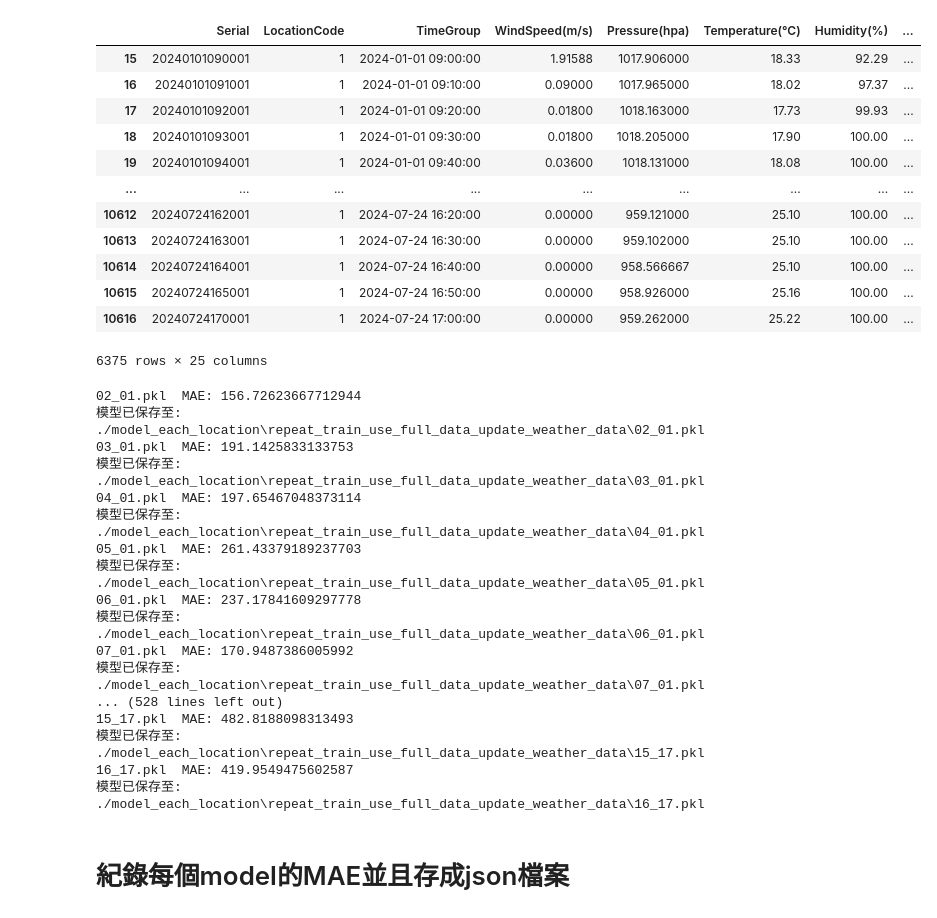
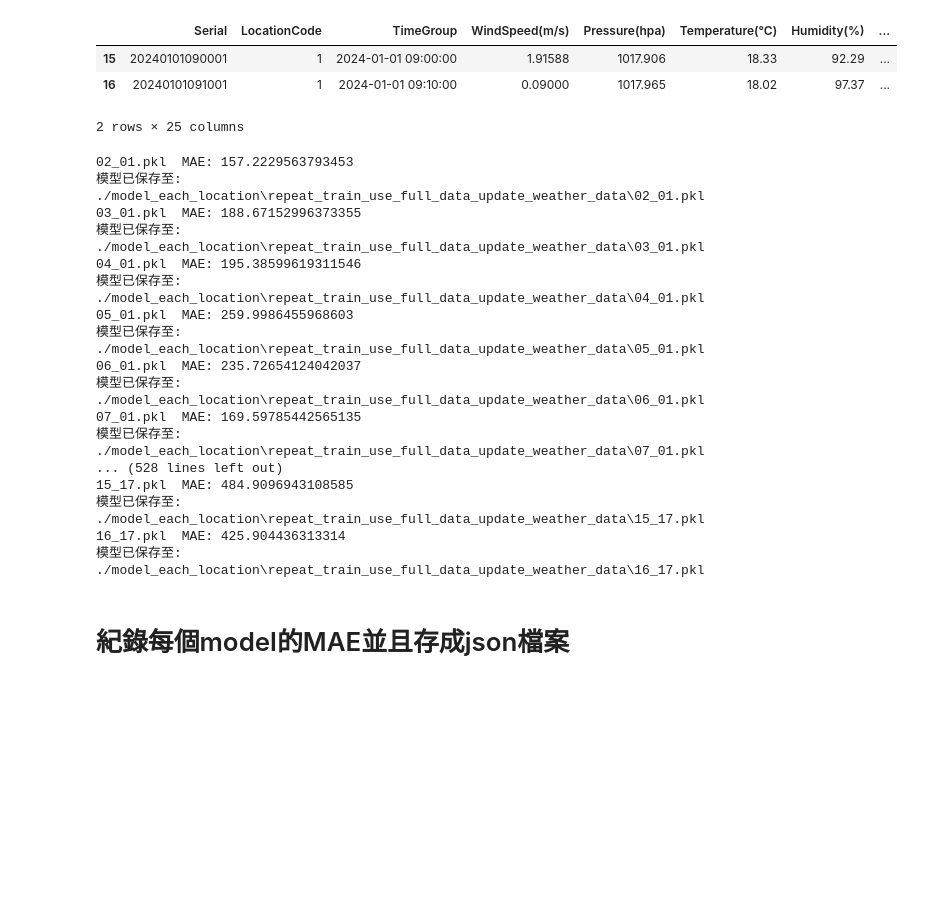
Before and after one commit to lala9456/team_7012, a Jupyter notebook: 模型訓練程式碼/train異地同時.ipynb, the cells around one changed output. Saved outputs shown, nothing was run; the diff lists cells and outputs as text; code cells hidden in the pictures; blank space fills up the shorter version.

```diff
--- a/模型訓練程式碼/train異地同時.ipynb
+++ b/模型訓練程式碼/train異地同時.ipynb
@@ -8,10 +8,10 @@ from sklearn.model_selection import train_test_split, cross_val_score
 import joblib
 import os
 # %%
-df1 = pd.read_csv(f"D:\\KPI報告\\ml_power\\LSTM+迴歸分析(比賽用)-20241111T013123Z-001\\LSTM+迴歸分析(比賽用)\\train_combine_groupby\\01_traingroupby.csv")
+df1 = pd.read_csv(f"./train_combine_groupby/01_traingroupby.csv")
 df1 = addcolumns(df1)
 def combine_weather(df1:pd.DataFrame):
-    weather_df = pd.read_csv(r"D:\KPI報告\ml_power\LSTM+迴歸分析(比賽用)-20241111T013123Z-001\LSTM+迴歸分析(比賽用)\10mins_weather_data.csv")
+    weather_df = pd.read_csv(f"../資料前處理以及第三方資料/10mins_weather_data.csv")
     weather_df["DateTime"] =  pd.to_datetime(weather_df["DateTime"])
     weather_df["日期"] = pd.to_datetime(weather_df["DateTime"].dt.date)
     weather_df["時間"] = weather_df["DateTime"].dt.hour.astype(str).str.zfill(2)
@@ -46,23 +32,14 @@ comdf = combine_weather(df1)
 # %%
 def selecttime(df:pd.DataFrame):
     df["TimeGroup"] = pd.to_datetime(df["TimeGroup"])
     df = df[(df["TimeGroup"].dt.hour >= 9) & (df["TimeGroup"].dt.hour < 17)| ((df["TimeGroup"].dt.hour == 17) & (df["TimeGroup"].dt.minute == 0))]
     return(df)
-selecttime(combine_weather(df1))
+selecttime(combine_weather(df1)).head(2)
 # %% [output]
 |  | Serial | LocationCode | TimeGroup | WindSpeed(m/s) | Pressure(hpa) | Temperature(°C) | Humidity(%) | ... |
-| 15 | 20240101090001 | 1 | 2024-01-01 09:00:00 | 1.91588 | 1017.906000 | 18.33 | 92.29 | ... |
-| 16 | 20240101091001 | 1 | 2024-01-01 09:10:00 | 0.09000 | 1017.965000 | 18.02 | 97.37 | ... |
-| 17 | 20240101092001 | 1 | 2024-01-01 09:20:00 | 0.01800 | 1018.163000 | 17.73 | 99.93 | ... |
-| 18 | 20240101093001 | 1 | 2024-01-01 09:30:00 | 0.01800 | 1018.205000 | 17.90 | 100.00 | ... |
-| 19 | 20240101094001 | 1 | 2024-01-01 09:40:00 | 0.03600 | 1018.131000 | 18.08 | 100.00 | ... |
-| ... | ... | ... | ... | ... | ... | ... | ... | ... |
-| 10612 | 20240724162001 | 1 | 2024-07-24 16:20:00 | 0.00000 | 959.121000 | 25.10 | 100.00 | ... |
-| 10613 | 20240724163001 | 1 | 2024-07-24 16:30:00 | 0.00000 | 959.102000 | 25.10 | 100.00 | ... |
-| 10614 | 20240724164001 | 1 | 2024-07-24 16:40:00 | 0.00000 | 958.566667 | 25.10 | 100.00 | ... |
-| 10615 | 20240724165001 | 1 | 2024-07-24 16:50:00 | 0.00000 | 958.926000 | 25.16 | 100.00 | ... |
-| 10616 | 20240724170001 | 1 | 2024-07-24 17:00:00 | 0.00000 | 959.262000 | 25.22 | 100.00 | ... |
+| 15 | 20240101090001 | 1 | 2024-01-01 09:00:00 | 1.91588 | 1017.906 | 18.33 | 92.29 | ... |
+| 16 | 20240101091001 | 1 | 2024-01-01 09:10:00 | 0.09000 | 1017.965 | 18.02 | 97.37 | ... |
-6375 rows × 25 columns
+2 rows × 25 columns
 # %%
 d = {}
 for i in range(1,18):
@@ -119,22 +96,22 @@ for i in range(1,18):
             d[l2]={}
         d[l2][model_file_name] =MAE
 # %% [output]
-02_01.pkl  MAE: 156.72623667712944
+02_01.pkl  MAE: 157.2229563793453
 模型已保存至: ./model_each_location\repeat_train_use_full_data_update_weather_data\02_01.pkl
-03_01.pkl  MAE: 191.1425833133753
+03_01.pkl  MAE: 188.67152996373355
 模型已保存至: ./model_each_location\repeat_train_use_full_data_update_weather_data\03_01.pkl
-04_01.pkl  MAE: 197.65467048373114
+04_01.pkl  MAE: 195.38599619311546
 模型已保存至: ./model_each_location\repeat_train_use_full_data_update_weather_data\04_01.pkl
-05_01.pkl  MAE: 261.43379189237703
+05_01.pkl  MAE: 259.9986455968603
 模型已保存至: ./model_each_location\repeat_train_use_full_data_update_weather_data\05_01.pkl
-06_01.pkl  MAE: 237.17841609297778
+06_01.pkl  MAE: 235.72654124042037
 模型已保存至: ./model_each_location\repeat_train_use_full_data_update_weather_data\06_01.pkl
-07_01.pkl  MAE: 170.9487386005992
+07_01.pkl  MAE: 169.59785442565135
 模型已保存至: ./model_each_location\repeat_train_use_full_data_update_weather_data\07_01.pkl
 ... (528 lines left out)
-15_17.pkl  MAE: 482.8188098313493
+15_17.pkl  MAE: 484.9096943108585
 模型已保存至: ./model_each_location\repeat_train_use_full_data_update_weather_data\15_17.pkl
-16_17.pkl  MAE: 419.9549475602587
+16_17.pkl  MAE: 425.904436313314
 模型已保存至: ./model_each_location\repeat_train_use_full_data_update_weather_data\16_17.pkl
 # %% [markdown]
 # 紀錄每個model的MAE並且存成json檔案
```
Also changed, not shown: parts of 1 cell of this notebook, 1 other file.
